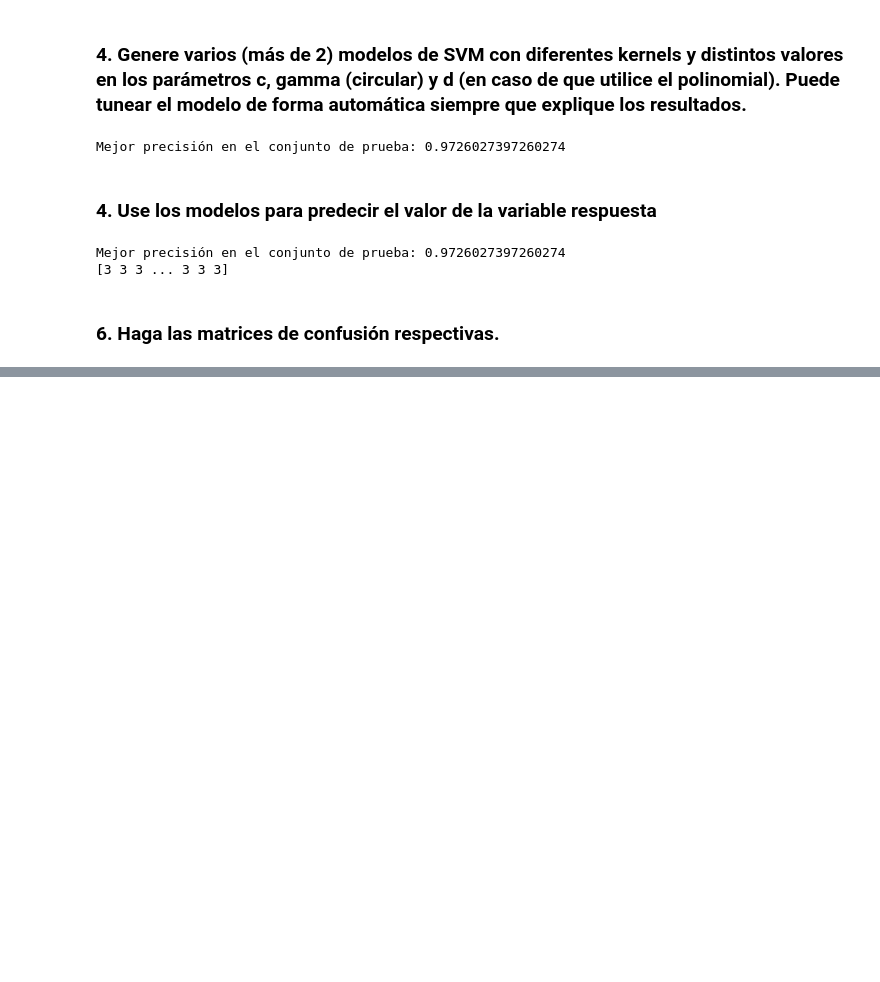
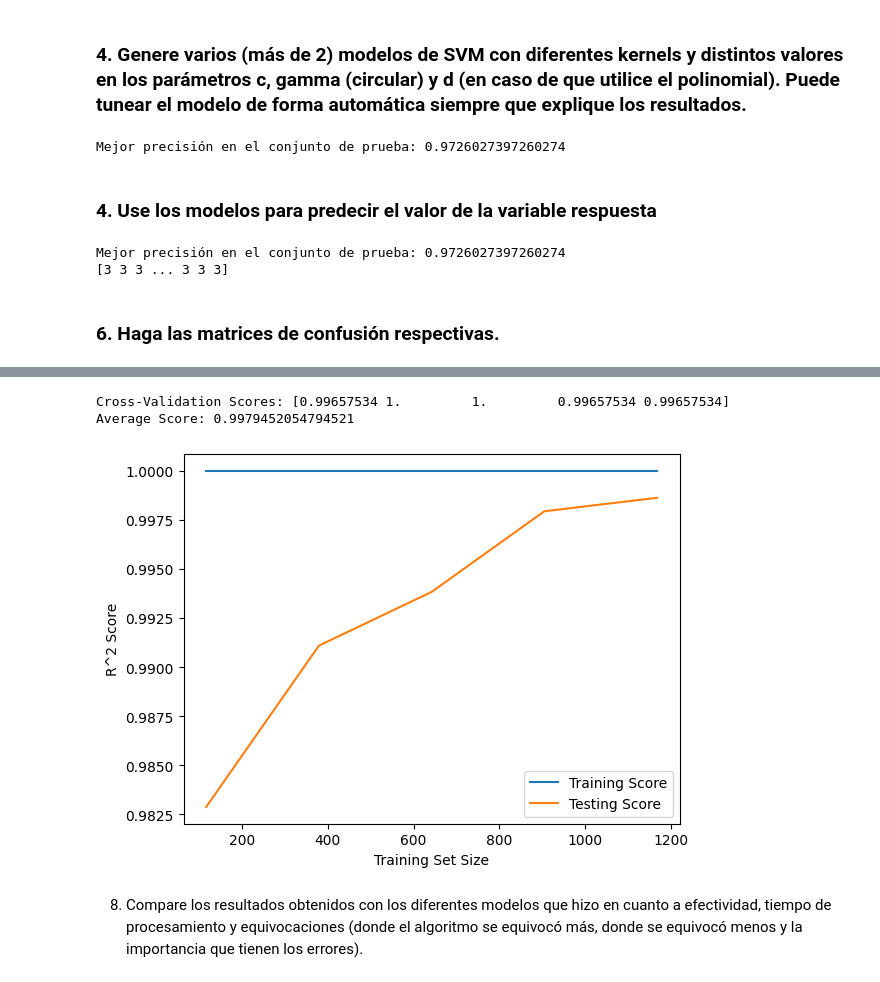
Before and after one commit to Javier19-cmd/Hoja-7-Miner-a, a Jupyter notebook: main.ipynb, the cells around one changed output, grey strips where cells are left out. Saved outputs shown, nothing was run; the diff lists cells and outputs as text; code cells hidden in the pictures; blank space fills up the shorter version.

```diff
--- a/main.ipynb
+++ b/main.ipynb
@@ -360,6 +375,7 @@ gamma_values = [0.1, 1, 10]
 
 best_acc = 0
 best_model = None
+models = []
 
 for kernel in kernels: # Usando diferentes kernels.
     for c in c_values:
@@ -377,6 +393,8 @@ for kernel in kernels: # Usando diferentes kernels.
                         if acc > best_acc: # Guardando el mejor modelo.
                             best_acc = acc
                             best_model = model
+        models.append(model)
+
 
 # Evaluar la precisión de cada modelo en el conjunto de prueba
 print("Mejor precisión en el conjunto de prueba:", best_acc)
@@ -397,0 +436,30 @@ print(confusion_matrix(y_test, test_predictions))
+# %%
+from sklearn.model_selection import KFold, cross_val_score
+
+kf = KFold(n_splits=5, shuffle=True, random_state=42)
+
+scores = cross_val_score(best_model, X, y, cv=kf)
+
+print("Cross-Validation Scores:", scores)
+print("Average Score:", scores.mean())
+# %% [output]
+Cross-Validation Scores: [0.99657534 1.         1.         0.99657534 0.99657534]
+Average Score: 0.9979452054794521
+# %%
+import matplotlib.pyplot as plt
+from sklearn.model_selection import learning_curve
+
+train_sizes, train_scores, test_scores = learning_curve(best_model, X, y, cv=5)
+
+plt.plot(train_sizes, train_scores.mean(axis=1), label='Training Score')
+plt.plot(train_sizes, test_scores.mean(axis=1), label='Testing Score')
+plt.xlabel('Training Set Size')
+plt.ylabel('R^2 Score')
+plt.legend()
+plt.show()
+# %% [output]
+[figure, added]
+# %% [markdown]
+8. Compare  los  resultados  obtenidos  con  los  diferentes  modelos  que  hizo  en  cuanto  a
+efectividad,  tiempo  de  procesamiento  y  equivocaciones  (donde  el  algoritmo  se  equivocó
+más, donde se equivocó menos y la importancia que tienen los errores).
```
Also changed, not shown: parts of 12 cells of this notebook.
